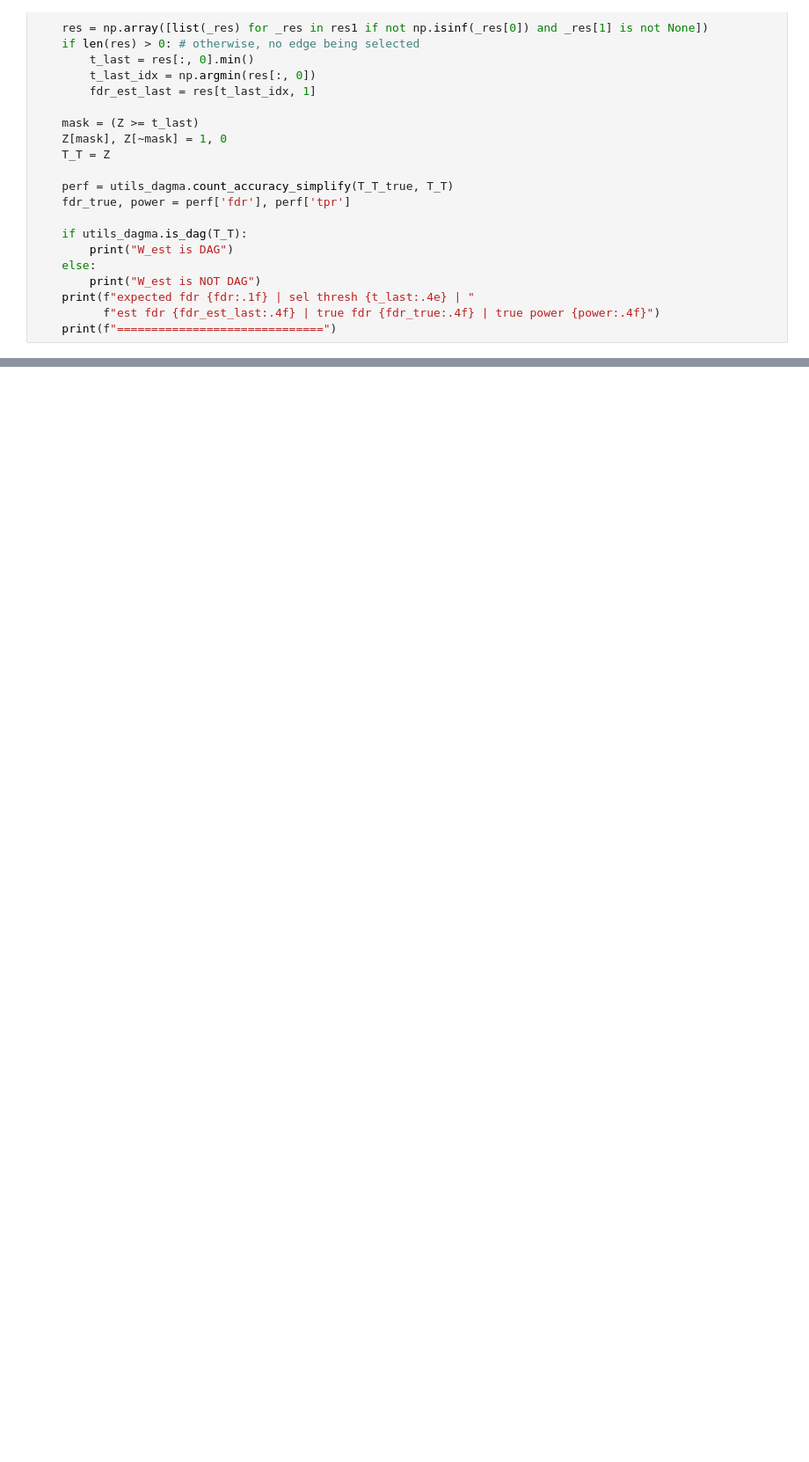
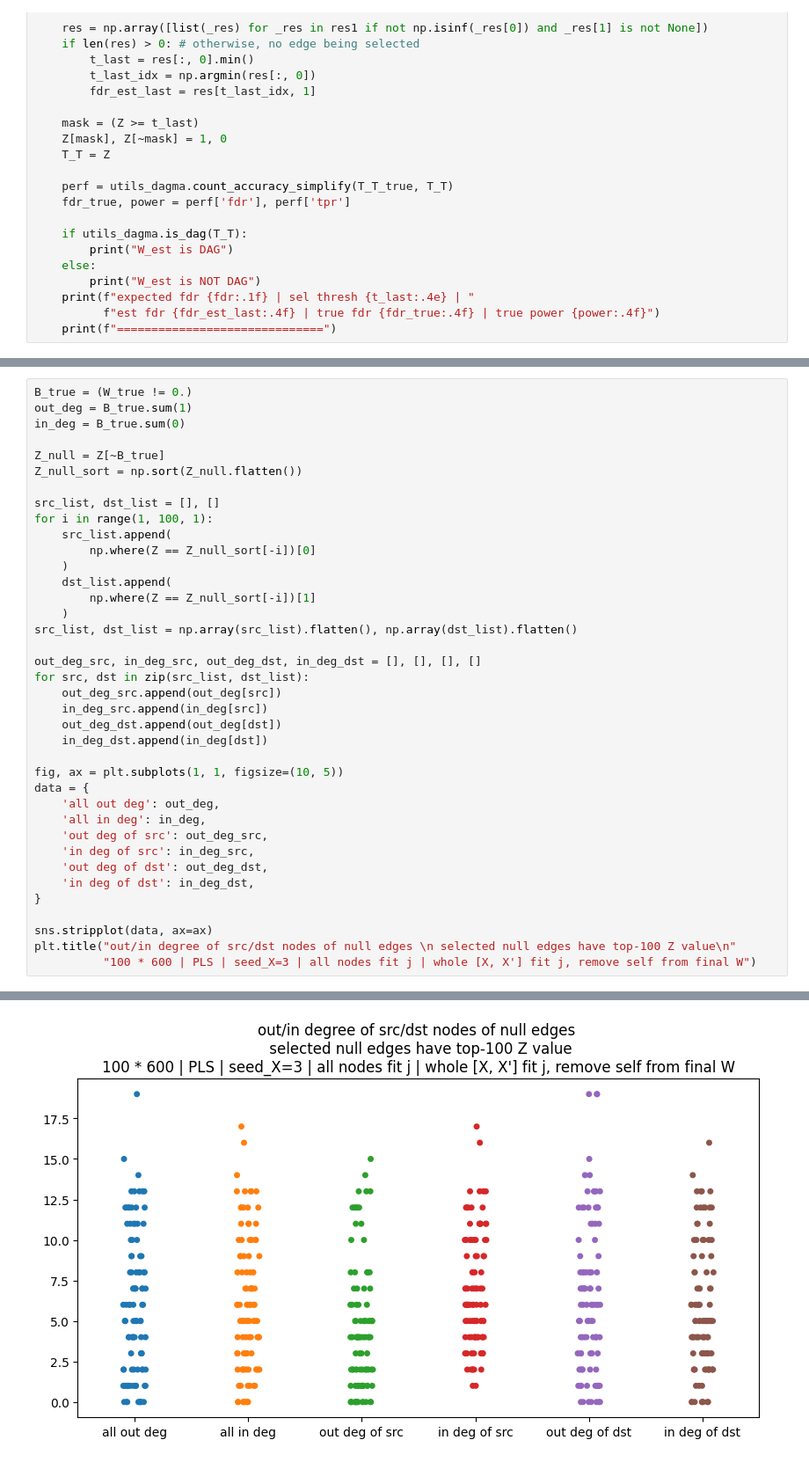
Before and after one commit to LspongebobJH/dagma, a Jupyter notebook: src/dagma/notebooks/v48_49.ipynb, the cells around one changed output, grey strips where cells are left out. Shown at 88% size. Drawn from its saved outputs; the diff is of its cells as text; blank space fills up the shorter version.

```diff
--- a/src/dagma/notebooks/v48_49.ipynb
+++ b/src/dagma/notebooks/v48_49.ipynb
@@ -199,0 +279,39 @@ expected fdr 0.2 | sel thresh 4.9840e+00 | est fdr 0.1818 | true fdr 0.6364 | tr
+# %%
+B_true = (W_true != 0.)
+out_deg = B_true.sum(1)
+in_deg = B_true.sum(0)
+
+Z_null = Z[~B_true]
+Z_null_sort = np.sort(Z_null.flatten())
+
+src_list, dst_list = [], []
+for i in range(1, 100, 1):
+    src_list.append(
+        np.where(Z == Z_null_sort[-i])[0]
+    )
+    dst_list.append(
+        np.where(Z == Z_null_sort[-i])[1]
+    )
+src_list, dst_list = np.array(src_list).flatten(), np.array(dst_list).flatten()
+
+out_deg_src, in_deg_src, out_deg_dst, in_deg_dst = [], [], [], []
+for src, dst in zip(src_list, dst_list):
+    out_deg_src.append(out_deg[src])
+    in_deg_src.append(in_deg[src])
+    out_deg_dst.append(out_deg[dst])
+    in_deg_dst.append(in_deg[dst])
+
+fig, ax = plt.subplots(1, 1, figsize=(10, 5))
+data = {
+    'all out deg': out_deg,
+    'all in deg': in_deg,
+    'out deg of src': out_deg_src,
+    'in deg of src': in_deg_src,
+    'out deg of dst': out_deg_dst,
+    'in deg of dst': in_deg_dst,
+}
+
+sns.stripplot(data, ax=ax)
+plt.title("out/in degree of src/dst nodes of null edges \n selected null edges have top-100 Z value\n"
+          "100 * 600 | PLS | seed_X=3 | all nodes fit j | whole [X, X'] fit j, remove self from final W")
+# %% [output]
@@ -199,0 +319 @@ expected fdr 0.2 | sel thresh 4.9840e+00 | est fdr 0.1818 | true fdr 0.6364 | tr
+[figure, added]
```
Also changed, not shown: parts of 11 cells of this notebook, 2 other files.
